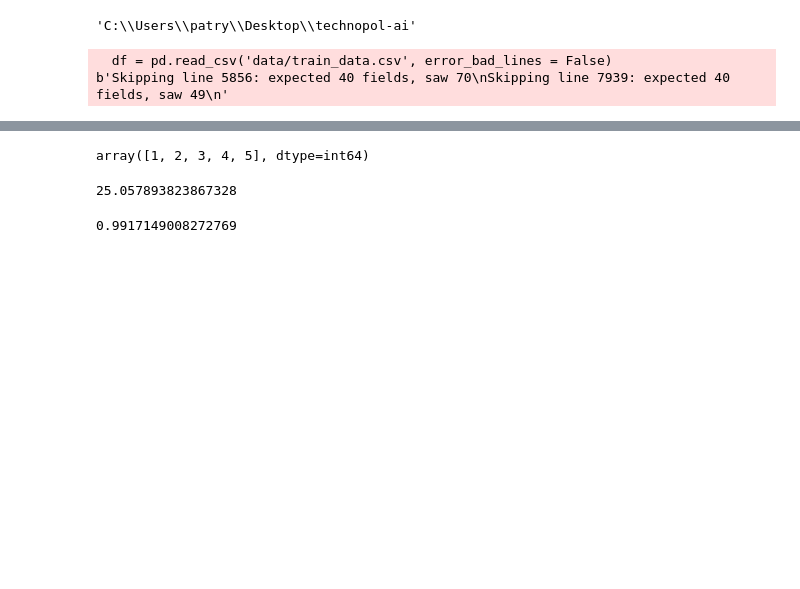
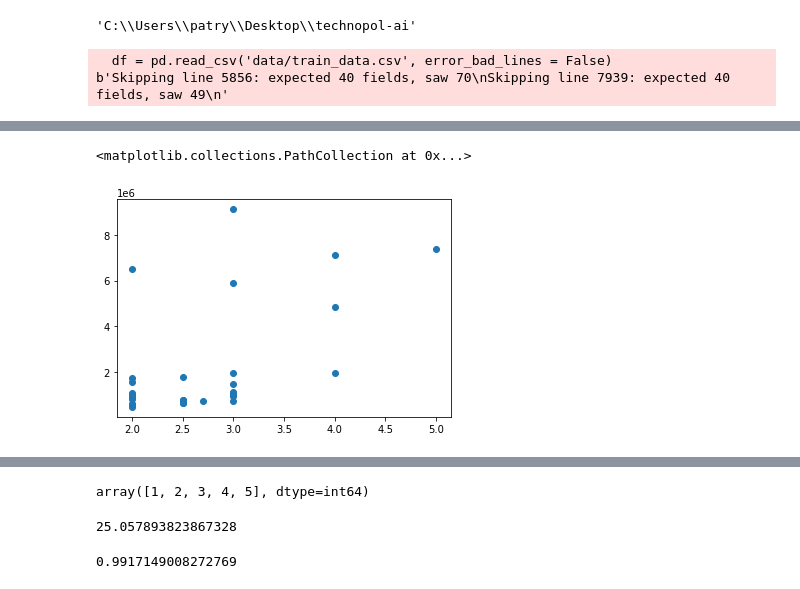
Before and after one commit to mpfmorawski/technopol-ai, a Jupyter notebook: coefficient.ipynb, the cells around one changed output, grey strips where cells are left out. Drawn from its saved outputs; the diff is of its cells as text; code cells hidden in the pictures; blank space fills up the shorter version.

```diff
--- a/coefficient.ipynb
+++ b/coefficient.ipynb
@@ -60,0 +102,7 @@ ValueError: No axis named 1 for object type Series
+# %%
+df_tax = df_tax[df_tax['FULLVAL'] < 25000000]
+# %%
+plt.scatter(df_tax[['STORIES']].to_numpy(), df_tax[['FULLVAL']].to_numpy())
+# %% [output]
+<matplotlib.collections.PathCollection at 0x...>
+[figure, added]
```
Also changed, not shown: parts of 43 cells of this notebook, 4 other files.
